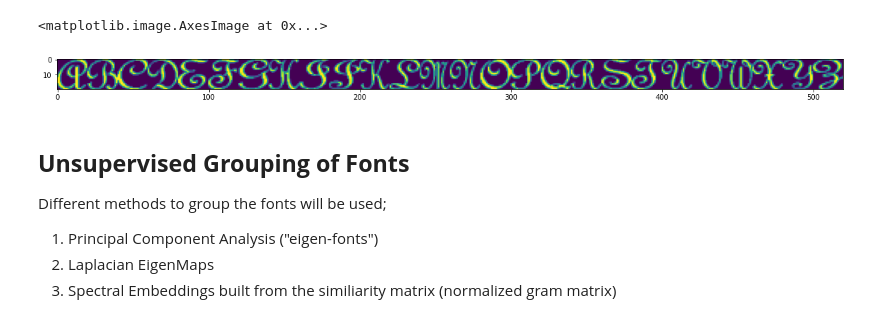
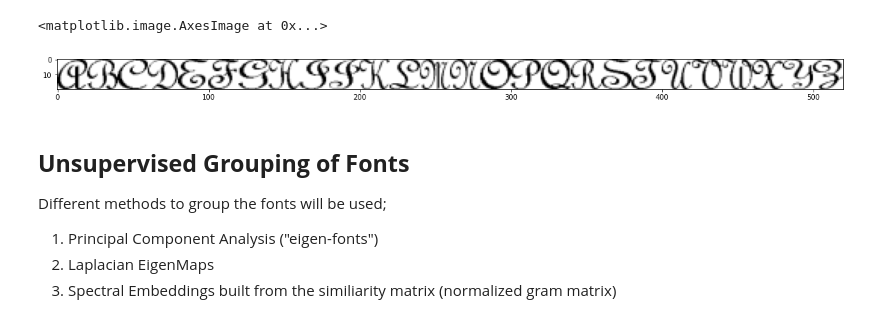
Before and after one commit to benduong2001/dsproject_font_decorator, a Jupyter notebook: font-type-image-classification.ipynb, the cells around one changed output. Cells and saved outputs as stored; diff of their text form; code cells hidden in the pictures.

```diff
--- a/font-type-image-classification.ipynb
+++ b/font-type-image-classification.ipynb
@@ -129,13 +128,13 @@ for i in range_len_uci_font_family_csv_file_names:
 # %%
 # demonstration of using the font_visualization list
 GIVEN_FONT = "FRENCH" # input any font from the dataset, make sure it's in capital letters
 
 fig_temp, ax_temp = plt.subplots(figsize=(20,20))
 given_font_index = passed_font_families.index(GIVEN_FONT)
-plt.imshow(np.hstack(font_visualizations[given_font_index]))
+plt.imshow(255-(np.hstack(font_visualizations[given_font_index])), cmap="gray")
 # %% [output]
 <matplotlib.image.AxesImage at 0x...>
-[figure, old version]
+[figure, new version]
 # %% [markdown]
 ## **Unsupervised Grouping of Fonts**
 Different methods to group the fonts will be used;
```
Also changed, not shown: parts of 24 cells of this notebook.
